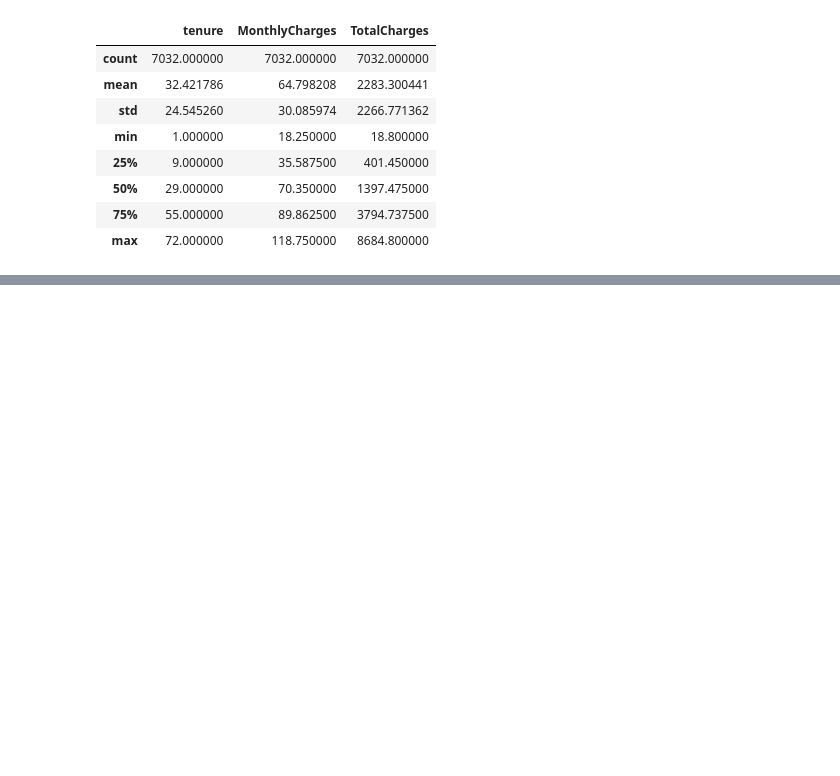
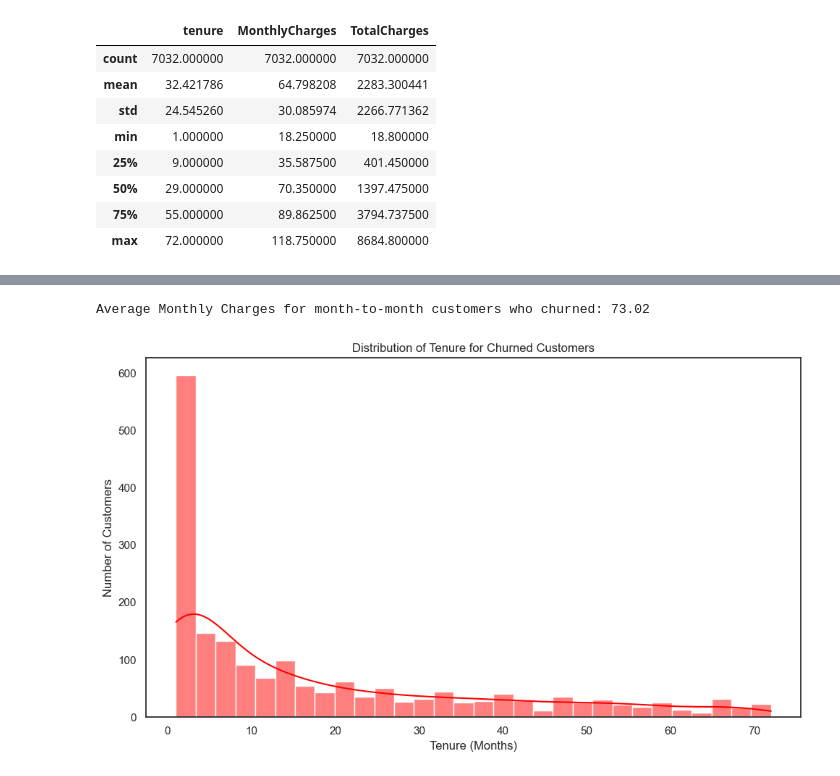
Before and after one commit to Ahmed-Estiak/customer-churn-demo, a Jupyter notebook: customer-churn1demo.ipynb, the cells around one changed output, grey strips where cells are left out. Saved outputs shown, nothing was run; the diff lists cells and outputs as text; code cells hidden in the pictures; blank space fills up the shorter version.

```diff
--- a/customer-churn1demo.ipynb
+++ b/customer-churn1demo.ipynb
@@ -281,0 +369,20 @@ import os
+# %%
+# Filter for churned and non-churned customers using string values
+churn_yes = df[df['Churn'] == 'Yes']
+churn_no = df[df['Churn'] == 'No']
+
+# Percentage of male and female in churn=yes group
+gender_churn_yes_counts = churn_yes['gender'].value_counts()
+gender_churn_yes_percentages = gender_churn_yes_counts / len(churn_yes) * 100
+
+print("Percentage of Male and Female in Churn=Yes group:")
+print(gender_churn_yes_percentages)
+
+print("\n" + "="*30 + "\n") # Separator
+
+# Percentage of male and female in churn=no group
+gender_churn_no_counts = churn_no['gender'].value_counts()
+gender_churn_no_percentages = gender_churn_no_counts / len(churn_no) * 100
+
+print("Percentage of Male and Female in Churn=No group:")
+print(gender_churn_no_percentages)
@@ -281,0 +482,15 @@ import os
+# %%
+avg_monthly_charges_mtm_churned = mtm_churned['MonthlyCharges'].mean()
+print(f"Average Monthly Charges for month-to-month customers who churned: {avg_monthly_charges_mtm_churned:.2f}")
+# %% [output]
+Average Monthly Charges for month-to-month customers who churned: 73.02
+# %%
+plt.figure(figsize=(10, 6))
+sns.histplot(churn_yes['tenure'], bins=30, kde=True, color='red')
+plt.title('Distribution of Tenure for Churned Customers')
+plt.xlabel('Tenure (Months)')
+plt.ylabel('Number of Customers')
+plt.tight_layout()
+plt.show()
+# %% [output]
+[figure, added]
```
Also changed, not shown: parts of 20 cells of this notebook.
